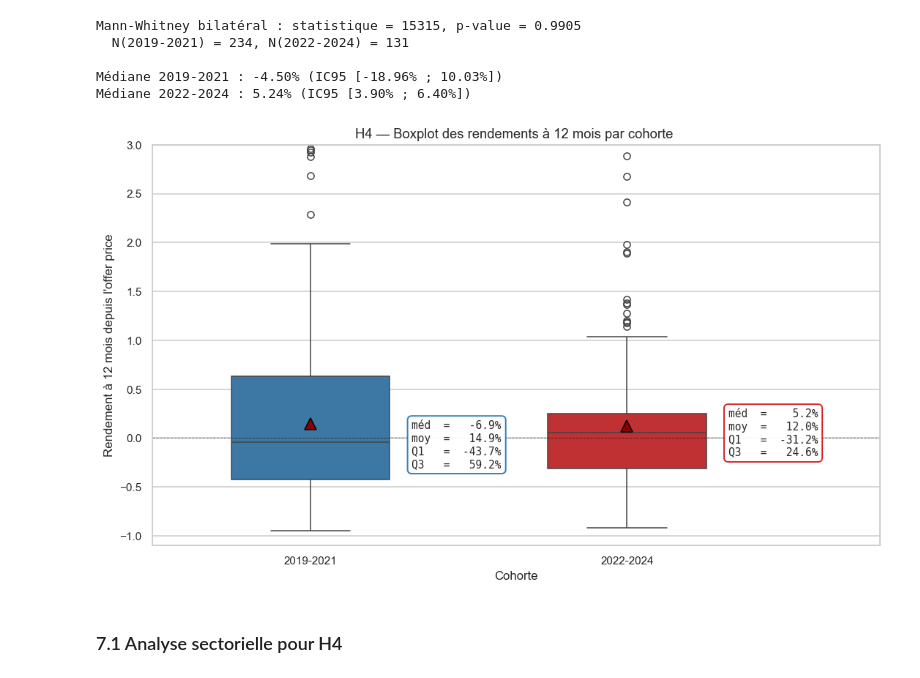
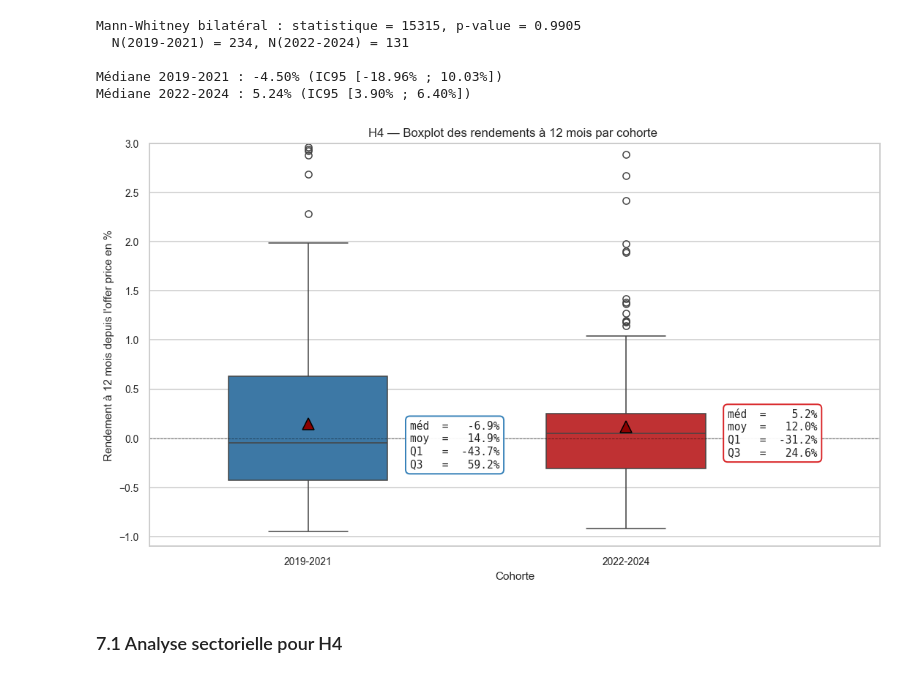
Before and after one commit to Dmkn78/IPO, a Jupyter notebook: final/IPO_H1_H2_H3_H4_corrected_offer_returns.ipynb, the cells around one changed output. Saved outputs shown, nothing was run; the diff lists cells and outputs as text; code cells hidden in the pictures.

```diff
--- a/final/IPO_H1_H2_H3_H4_corrected_offer_returns.ipynb
+++ b/final/IPO_H1_H2_H3_H4_corrected_offer_returns.ipynb
@@ -697,7 +696,7 @@ sns.boxplot(
     palette=COLORS, ax=ax, width=0.5
 )
 ax.set_xlabel("Cohorte")
-ax.set_ylabel("Underpricing")
+ax.set_ylabel("Underpricing en % depuis l'offer price")
 ax.set_title("H2 — Comparaison de l'underpricing entre cohortes")
 ax.axhline(0, color="black", linewidth=0.6, linestyle="--", alpha=0.5)
 
@@ -883,7 +882,7 @@ sns.boxplot(
 )
 ax.axhline(0, color="black", linewidth=0.6, linestyle="--", alpha=0.5)
 ax.set_xlabel("Cohorte")
-ax.set_ylabel("Rendement à 30 jours depuis l'offer price")
+ax.set_ylabel("Rendement à 30 jours depuis l'offer price en %")
 ax.set_title("H3 — Boxplot des rendements à 30 jours par cohorte ")
 ax.set_ylim(-1, 2)
 
@@ -937,9 +936,17 @@ trajec = pd.concat([t0[["ticker","cohort","trading_day","indice_100"]],
 
 # 4) Agréger par cohorte et trading_day
 agg = (trajec.groupby(["cohort","trading_day"])["indice_100"]
-              .agg(["mean","median","count"])
-              .reset_index())
+    .agg(mean="mean",
+         median="median",
+         count="count",
+         std="std",
+         q25=lambda x: x.quantile(0.25),
+         q75=lambda x: x.quantile(0.75))
+    .reset_index())
+agg["iqr"] = agg["q75"] - agg["q25"]
 print(agg.head(10))
 print(f"\nDernier point disponible (jour 25) :")
-print(agg[agg["trading_day"] == 25])
+print(agg[agg["trading_day"] == 21])
+
+print(agg)
 # %% [output]
@@ -1175,33 +1183,33 @@ Médiane 2022-2024 : 5.24% (IC95 [3.90% ; 6.40%])
 # %%
 # H4 — Boxplot des rendements à 12 mois depuis l'offer price
 fig, ax = plt.subplots(figsize=(10, 6))
 sns.boxplot(
     data=df_h4_clean, x="cohort", y="return_12m_offer",
     order=["2019-2021", "2022-2024"], palette=COLORS, ax=ax, width=0.5
 )
 ax.axhline(0, color="black", linewidth=0.6, linestyle="--", alpha=0.5)
 ax.set_xlabel("Cohorte")
-ax.set_ylabel("Rendement à 12 mois depuis l'offer price")
+ax.set_ylabel("Rendement à 12 mois depuis l'offer price en %")
 ax.set_title("H4 — Boxplot des rendements à 12 mois par cohorte ")
 ax.set_ylim(-1.1, 3)
 
 for i, c in enumerate(["2019-2021", "2022-2024"]):
     s = df_h4_clean.loc[df_h4_clean["cohort"] == c, "return_12m_offer"]
     s_zoom = s[(s > -1.1) & (s < 3)]
     med, moy = s_zoom.median(), s_zoom.mean()
     q1, q3   = s_zoom.quantile(0.25), s_zoom.quantile(0.75)
     n        = len(s)
     ax.plot(i, moy, marker="^", color="darkred", markersize=11, zorder=5, markeredgecolor="black")
     txt = f"méd  = {med*100:6.1f}%\nmoy  = {moy*100:6.1f}%\nQ1   = {q1*100:6.1f}%\nQ3   = {q3*100:6.1f}%"
     ax.text(i + 0.32, med, txt, fontsize=9.5, va="center", ha="left", family="monospace",
             bbox=dict(boxstyle="round,pad=0.4", fc="white", ec=COLORS[c], lw=1.3, alpha=0.95))
 
 ax.set_xlim(-0.5, 1.8)
 plt.tight_layout()
 plt.savefig(IMG_DIR / "H4_boxplot_offer.png", dpi=150, bbox_inches="tight")
 plt.show()
 # %% [output]
-[figure, old version]
+[figure, new version]
 # %% [markdown]
 ### 7.1 Analyse sectorielle pour H4
 # %%
```
Also changed, not shown: parts of 5 cells of this notebook, 3 other files.
